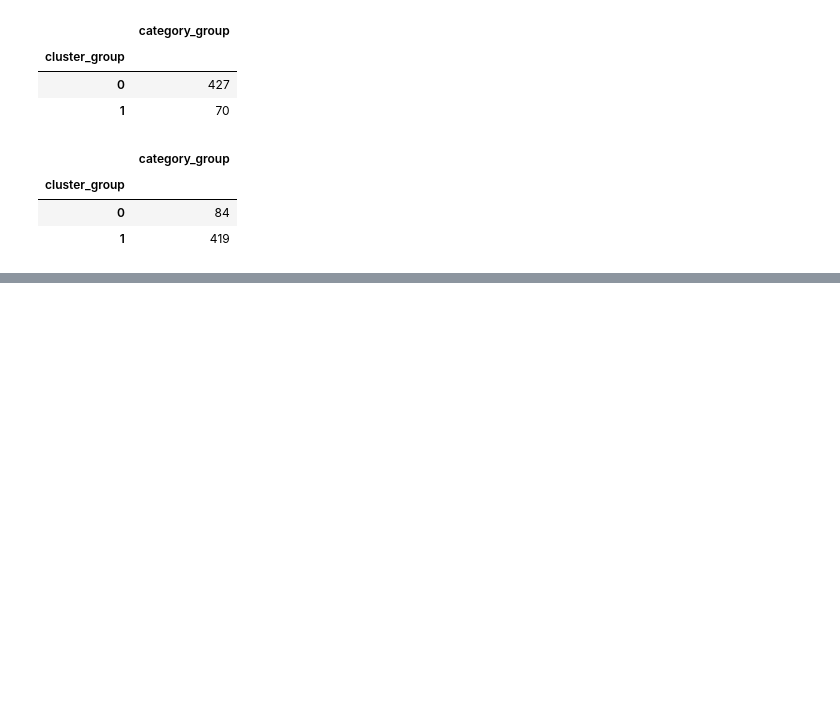
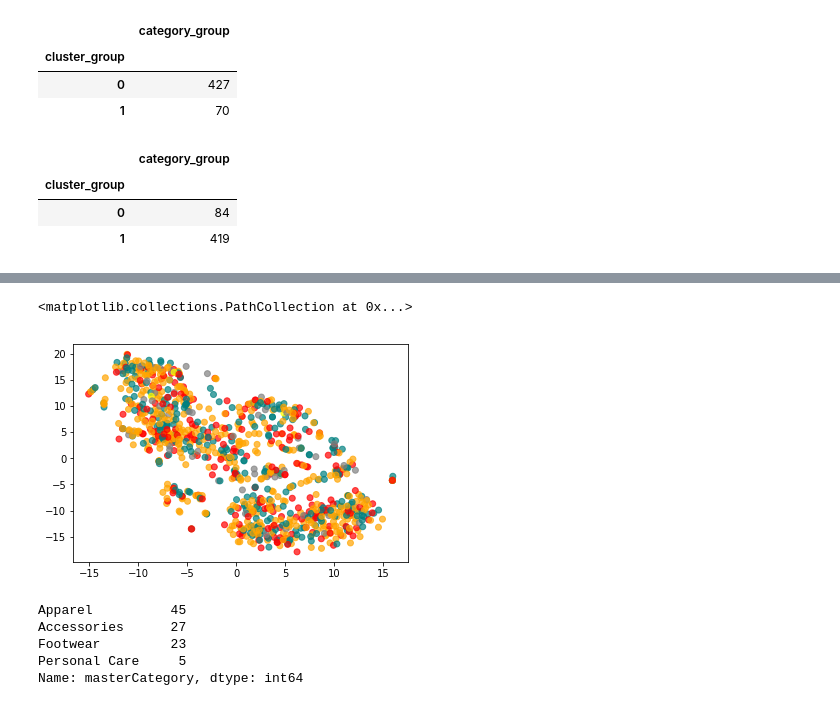
Before and after one commit to kellystroh/Clothing-Classification, a Jupyter notebook: Clothing EDA.ipynb, the cells around one changed output, grey strips where cells are left out. Cells and saved outputs as stored; diff of their text form; code cells hidden in the pictures; blank space fills up the shorter version.

```diff
--- a/Clothing EDA.ipynb
+++ b/Clothing EDA.ipynb
@@ -13,4 +13,4 @@ https://towardsdatascience.com/the-4-convolutional-neural-network-models-that-ca
 
 T SNE
 # %%
-df = pd.read_csv('data/fashion_data/styles.csv', error_bad_lines=False)
+df = pd.read_csv('data/styles.csv', error_bad_lines=False)
@@ -312,0 +442,2 @@ dendrogram(Z, truncate_mode='lastp', p=12, leaf_rotation=45, leaf_font_size=15,
+# %%
+XX = TSNE(n_components=2, n_iter=1000, perplexity=100).fit_transform(pic_df[0:1000])
@@ -312,0 +448,13 @@ dendrogram(Z, truncate_mode='lastp', p=12, leaf_rotation=45, leaf_font_size=15,
+# %%
+plt.scatter(XX[:,0],XX[:,1], color=df.colors[0:1000], alpha=.7)
+# %% [output]
+<matplotlib.collections.PathCollection at 0x...>
+[figure, added]
+# %%
+df[0:1000]['masterCategory'].value_counts()
+# %% [output]
+Apparel          45
+Accessories      27
+Footwear         23
+Personal Care     5
+Name: masterCategory, dtype: int64
```
Also changed, not shown: parts of 44 cells of this notebook.
